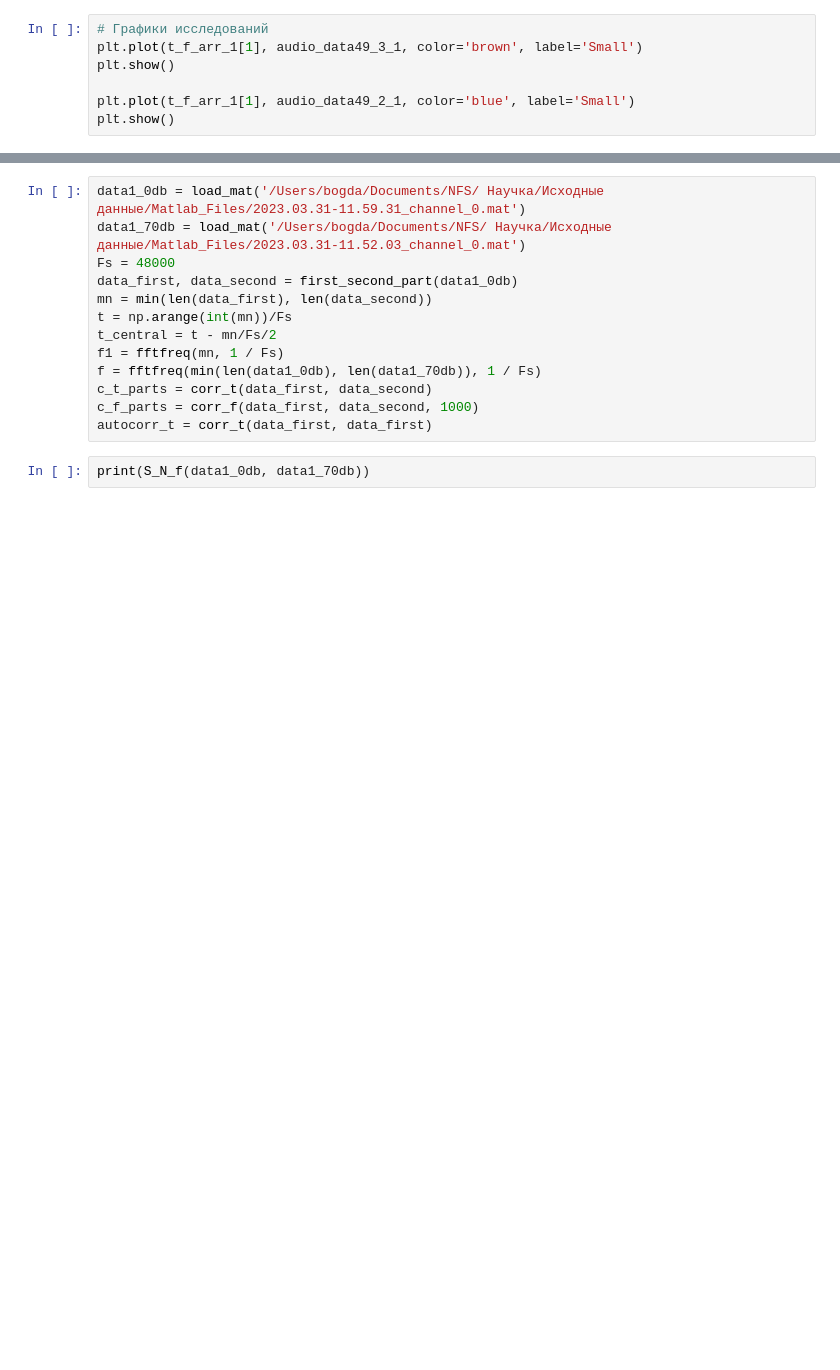
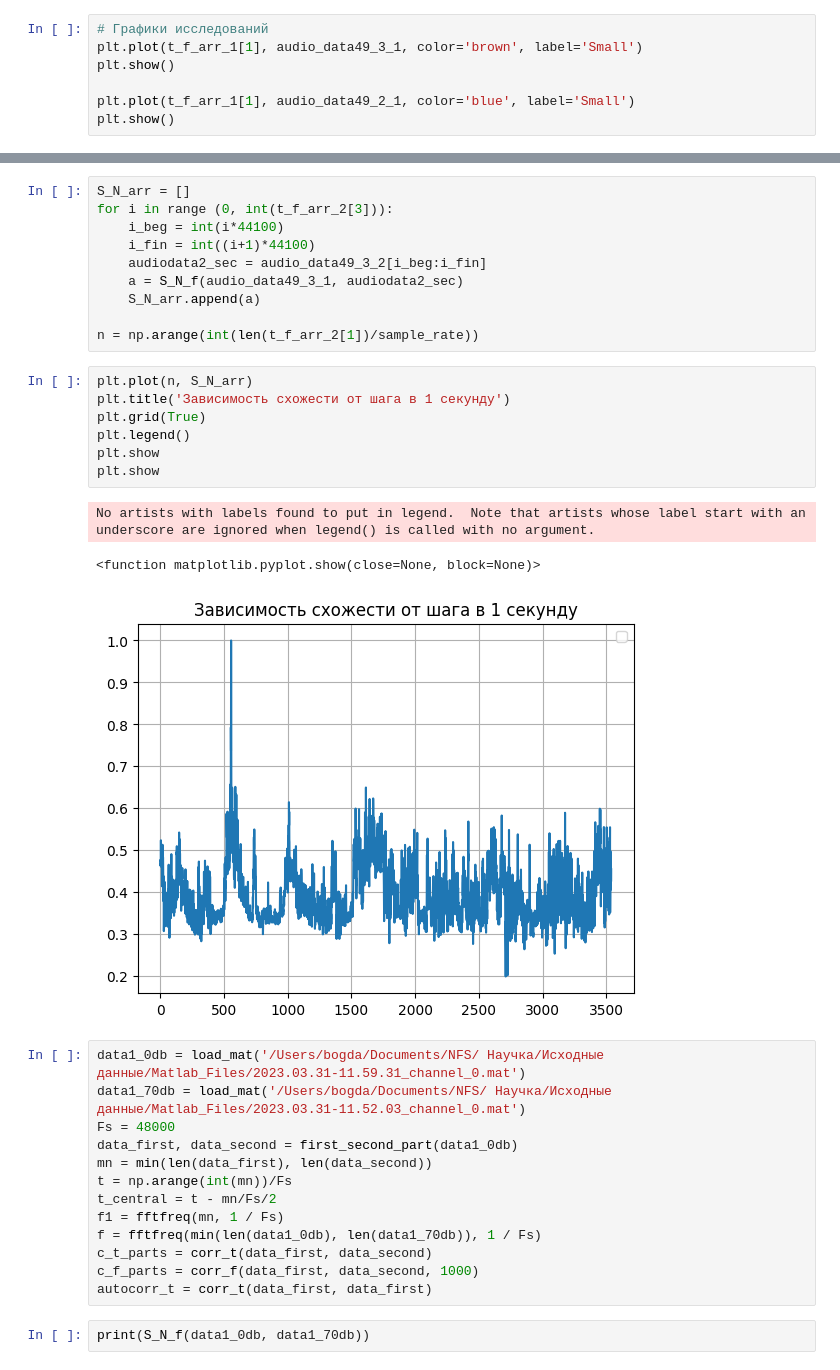
Before and after one commit to bdExplore/Scientific, a Jupyter notebook: Python/DJISummer.ipynb, the cells around one changed output, grey strips where cells are left out. Drawn from its saved outputs; the diff is of its cells as text; blank space fills up the shorter version.

```diff
--- a/Python/DJISummer.ipynb
+++ b/Python/DJISummer.ipynb
@@ -224,3 +267,24 @@ No artists with labels found to put in legend.  Note that artists whose label st
+# %%
+S_N_arr = []
+for i in range (0, int(t_f_arr_2[3])):
+    i_beg = int(i*44100)
+    i_fin = int((i+1)*44100)
+    audiodata2_sec = audio_data49_3_2[i_beg:i_fin]
+    a = S_N_f(audio_data49_3_1, audiodata2_sec)
+    S_N_arr.append(a)
+
+n = np.arange(int(len(t_f_arr_2[1])/sample_rate))
+# %%
+plt.plot(n, S_N_arr)
+plt.title('Зависимость схожести от шага в 1 секунду')
+plt.grid(True)
+plt.legend()
+plt.show
+plt.show
+# %% [output]
+No artists with labels found to put in legend.  Note that artists whose label start with an underscore are ignored when legend() is called with no argument.
+<function matplotlib.pyplot.show(close=None, block=None)>
+[figure, added]
 # %%
 data1_0db = load_mat('/Users/bogda/Documents/NFS/ Научка/Исходные данные/Matlab_Files/2023.03.31-11.59.31_channel_0.mat')
 data1_70db = load_mat('/Users/bogda/Documents/NFS/ Научка/Исходные данные/Matlab_Files/2023.03.31-11.52.03_channel_0.mat')
```
Also changed, not shown: parts of 9 cells of this notebook, 1 other file.
